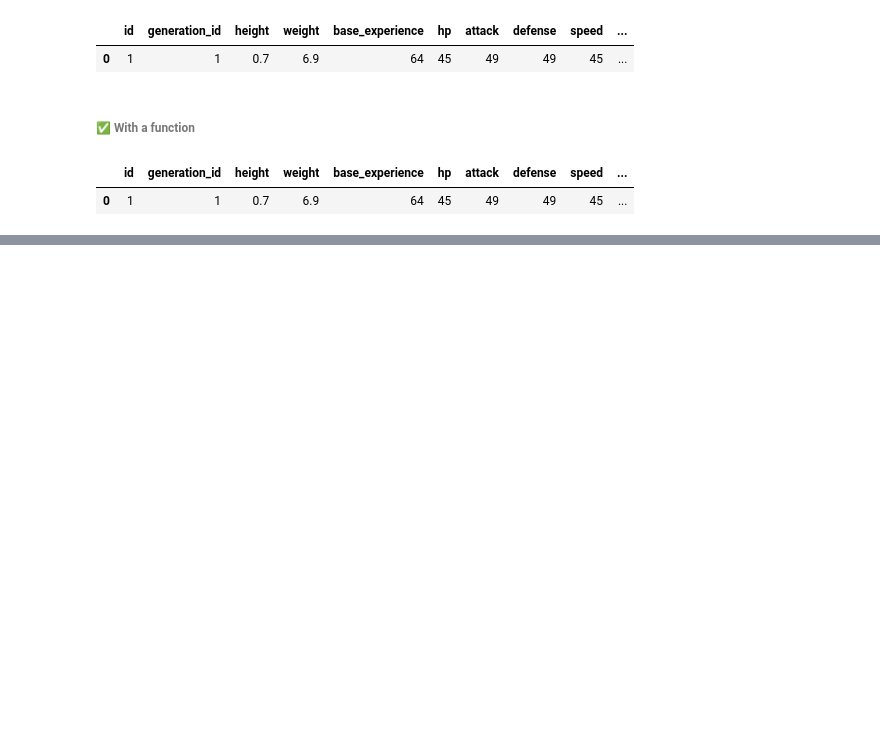
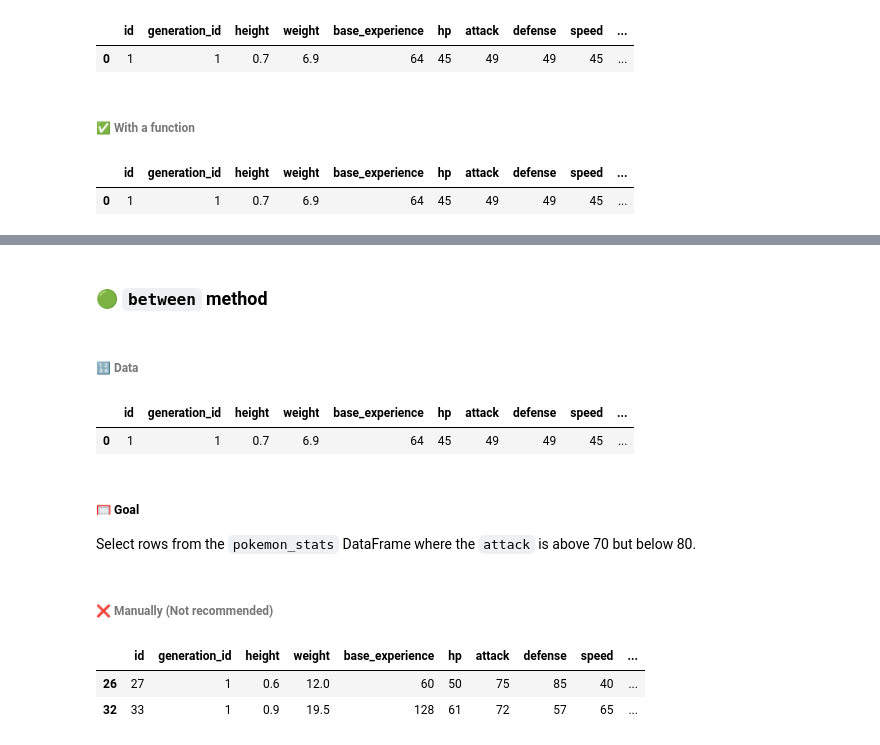
Before and after one commit to ammaryh92/100DaysOfPandas, a Jupyter notebook: 100DaysOfPandas (Days 36-70).ipynb, the cells around one changed output, grey strips where cells are left out. Saved outputs shown, nothing was run; the diff lists cells and outputs as text; code cells hidden in the pictures; blank space fills up the shorter version.

```diff
--- a/100DaysOfPandas (Days 36-70).ipynb
+++ b/100DaysOfPandas (Days 36-70).ipynb
@@ -116,0 +119,23 @@ pokemon_stats.head(1)
+# %% [markdown]
+### 🟢 `between` method
+# %% [markdown]
+###### 🔢 Data
+# %%
+pokemon_stats.head(1)
+# %% [output]
+|  | id | generation_id | height | weight | base_experience | hp | attack | defense | speed | ... |
+| 0 | 1 | 1 | 0.7 | 6.9 | 64 | 45 | 49 | 49 | 45 | ... |
+# %% [markdown]
+##### 🥅 Goal
+Select rows from the `pokemon_stats` DataFrame where the `attack` is above 70 but below 80.
+# %% [markdown]
+###### ❌ Manually (Not recommended)
+# %%
+(pokemon_stats
+     .loc[(pokemon_stats.attack > 70) & (pokemon_stats.attack < 80)]
+     .head(2)
+)
+# %% [output]
+|  | id | generation_id | height | weight | base_experience | hp | attack | defense | speed | ... |
+| 26 | 27 | 1 | 0.6 | 12.0 | 60 | 50 | 75 | 85 | 40 | ... |
+| 32 | 33 | 1 | 0.9 | 19.5 | 128 | 61 | 72 | 57 | 65 | ... |
```
Also changed, not shown: parts of 3 cells of this notebook, 1 other file.
